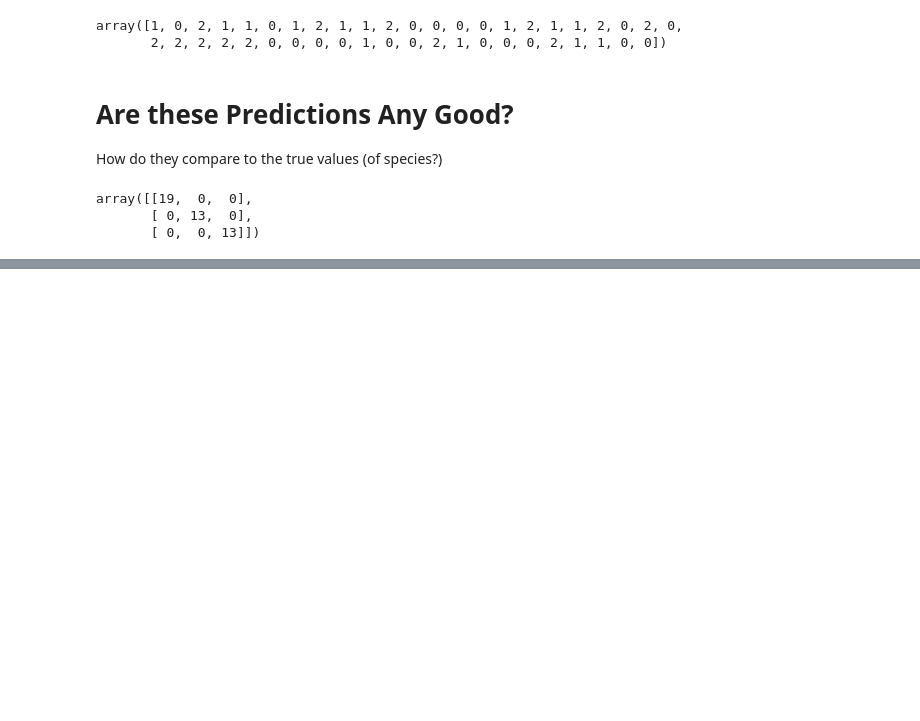
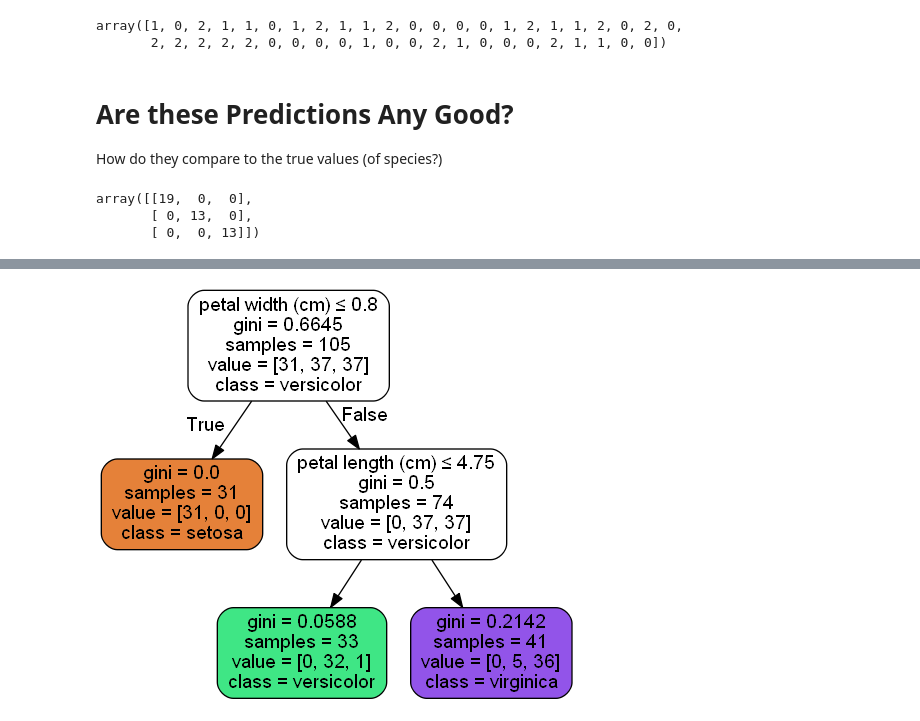
Before and after one commit to Ram-N/data-analysis-using-python, a Jupyter notebook: Day_4_Decision Trees_Using_sklearn.ipynb, the cells around one changed output, grey strips where cells are left out. Saved outputs shown, nothing was run; the diff lists cells and outputs as text; code cells hidden in the pictures; blank space fills up the shorter version.

```diff
--- a/Day_4_Decision Trees_Using_sklearn.ipynb
+++ b/Day_4_Decision Trees_Using_sklearn.ipynb
@@ -144,0 +167,14 @@ array([[19,  0,  0],
+# %%
+
+clf_small = tree.DecisionTreeClassifier(max_depth=2)
+clf_small = clf_small.fit(X_train, y_train)
+# %%
+dot_data = tree.export_graphviz(clf_small, out_file=None,
+                         feature_names=iris.feature_names,
+                         class_names=iris.target_names,
+                         filled=True, rounded=True,
+                         special_characters=True)
+graph = pydotplus.graph_from_dot_data(dot_data)
+Image(graph.create_png())
+# %% [output]
+[figure, added]
```
Also changed, not shown: parts of 5 cells of this notebook, 30 other files.
